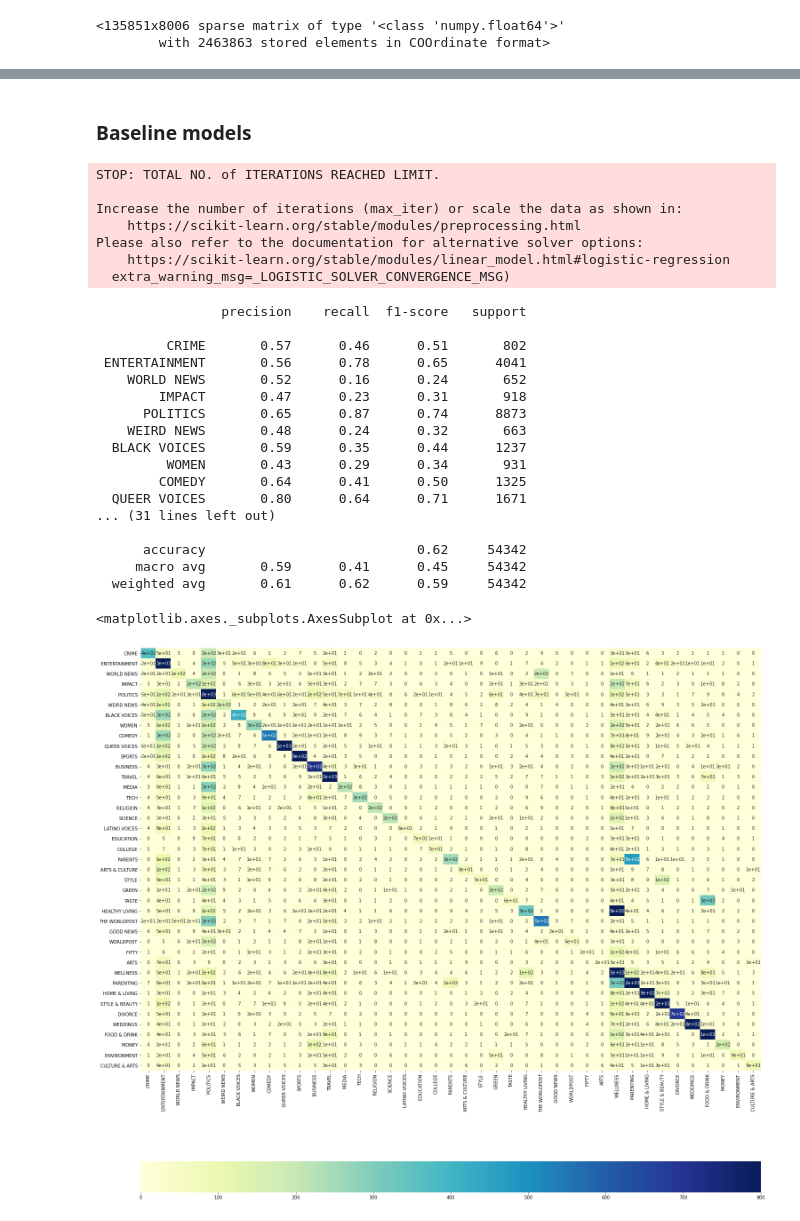
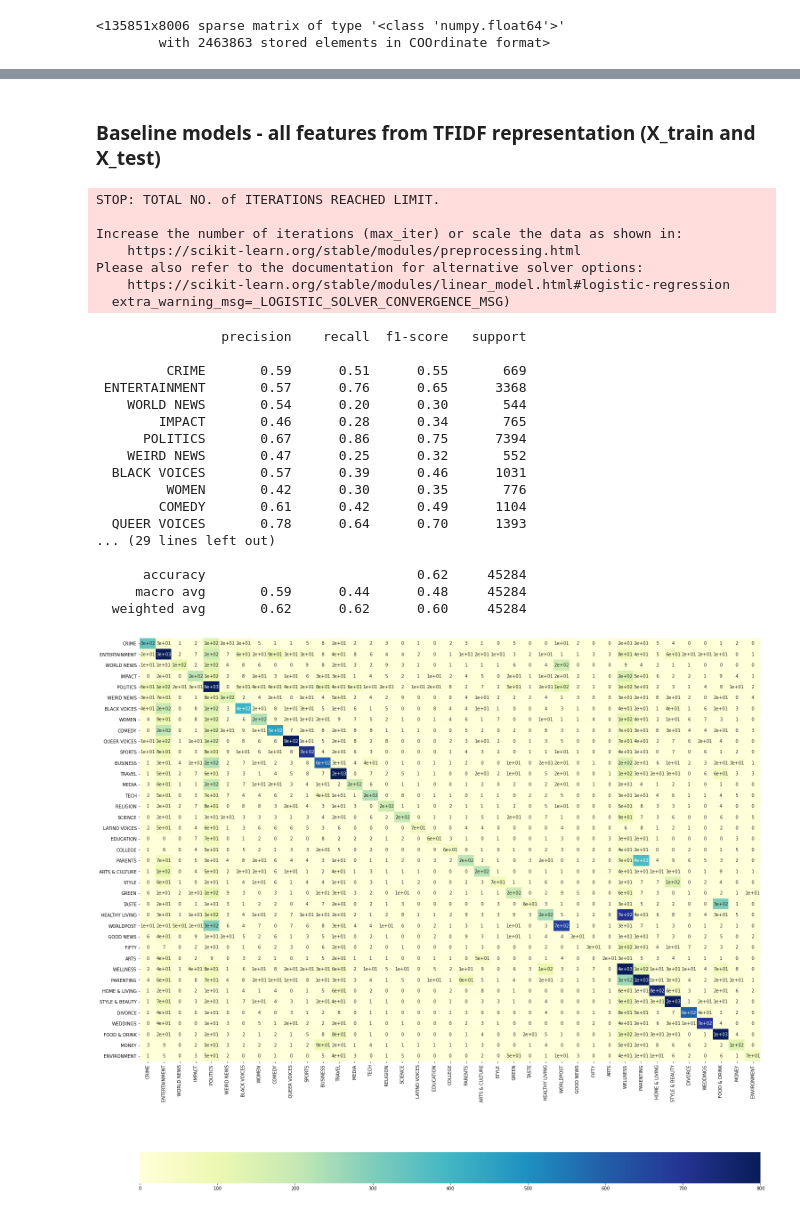
Before and after one commit to beatrizfagundes/news-category-kaggle, a Jupyter notebook: News_Category_classification.ipynb, the cells around one changed output, grey strips where cells are left out. Drawn from its saved outputs; the diff is of its cells as text; code cells hidden in the pictures.

Commit message:
Update results from classification models

```diff
--- a/News_Category_classification.ipynb
+++ b/News_Category_classification.ipynb
@@ -746,47 +744,47 @@ X_train_all
-# %% [markdown]
-### Baseline models
+# %% [markdown]
+### Baseline models - all features from TFIDF representation (X_train and X_test)
 # %%
 from sklearn.linear_model import LogisticRegression
 from sklearn.metrics import classification_report, confusion_matrix
 
 # Logistic regression can be used in the baseline because it works well when the relationship between the features and the class aren’t too complex.
 # https://towardsdatascience.com/dont-sweat-the-solver-stuff-aea7cddc3451
-classifier = LogisticRegression(max_iter=500)
+def classify(classifier, X_train, X_test):
+  classifier.fit(X_train, y_train)
 
-classifier.fit(X_train_tfidf, y_train)
+  y_pred = classifier.predict(X_test)
 
-y_pred = classifier.predict(X_test_tfidf)
+  print(classification_report(y_test, y_pred, target_names=categories_indexed))
 
-print(classification_report(y_test, y_pred, target_names=categories_indexed))
+  cm = confusion_matrix(y_test, y_pred)
+  df_cm = pd.DataFrame(cm, index = categories_indexed, columns = categories_indexed)
+  plt.figure(figsize=(25,25))
+  sns.heatmap(df_cm, vmin=0, vmax=800, annot=True, cmap='YlGnBu', fmt='.1g', cbar_kws={"orientation": "horizontal"})
 
-cm = confusion_matrix(y_test, y_pred)
-df_cm = pd.DataFrame(cm, index = categories_indexed, columns = categories_indexed)
-plt.figure(figsize=(25,25))
-sns.heatmap(df_cm, vmin=0, vmax=800, annot=True, cmap='YlGnBu', fmt='.1g', cbar_kws={"orientation": "horizontal"})
+classify(LogisticRegression(), X_train, X_test)
 # %% [output]
 STOP: TOTAL NO. of ITERATIONS REACHED LIMIT.
 
 Increase the number of iterations (max_iter) or scale the data as shown in:
     https://scikit-learn.org/stable/modules/preprocessing.html
 Please also refer to the documentation for alternative solver options:
     https://scikit-learn.org/stable/modules/linear_model.html#logistic-regression
   extra_warning_msg=_LOGISTIC_SOLVER_CONVERGENCE_MSG)
                 precision    recall  f1-score   support
 
-         CRIME       0.57      0.46      0.51       802
- ENTERTAINMENT       0.56      0.78      0.65      4041
-    WORLD NEWS       0.52      0.16      0.24       652
-        IMPACT       0.47      0.23      0.31       918
-      POLITICS       0.65      0.87      0.74      8873
-    WEIRD NEWS       0.48      0.24      0.32       663
-  BLACK VOICES       0.59      0.35      0.44      1237
-         WOMEN       0.43      0.29      0.34       931
-        COMEDY       0.64      0.41      0.50      1325
-  QUEER VOICES       0.80      0.64      0.71      1671
-... (31 lines left out)
+         CRIME       0.59      0.51      0.55       669
+ ENTERTAINMENT       0.57      0.76      0.65      3368
+    WORLD NEWS       0.54      0.20      0.30       544
+        IMPACT       0.46      0.28      0.34       765
+      POLITICS       0.67      0.86      0.75      7394
+    WEIRD NEWS       0.47      0.25      0.32       552
+  BLACK VOICES       0.57      0.39      0.46      1031
+         WOMEN       0.42      0.30      0.35       776
+        COMEDY       0.61      0.42      0.49      1104
+  QUEER VOICES       0.78      0.64      0.70      1393
+... (29 lines left out)
 
-      accuracy                           0.62     54342
-     macro avg       0.59      0.41      0.45     54342
-  weighted avg       0.61      0.62      0.59     54342
+      accuracy                           0.62     45284
+     macro avg       0.59      0.44      0.48     45284
+  weighted avg       0.62      0.62      0.60     45284
-<matplotlib.axes._subplots.AxesSubplot at 0x...>
-[figure, old version]
+[figure, new version]
```
Also changed, not shown: parts of 11 cells of this notebook.
